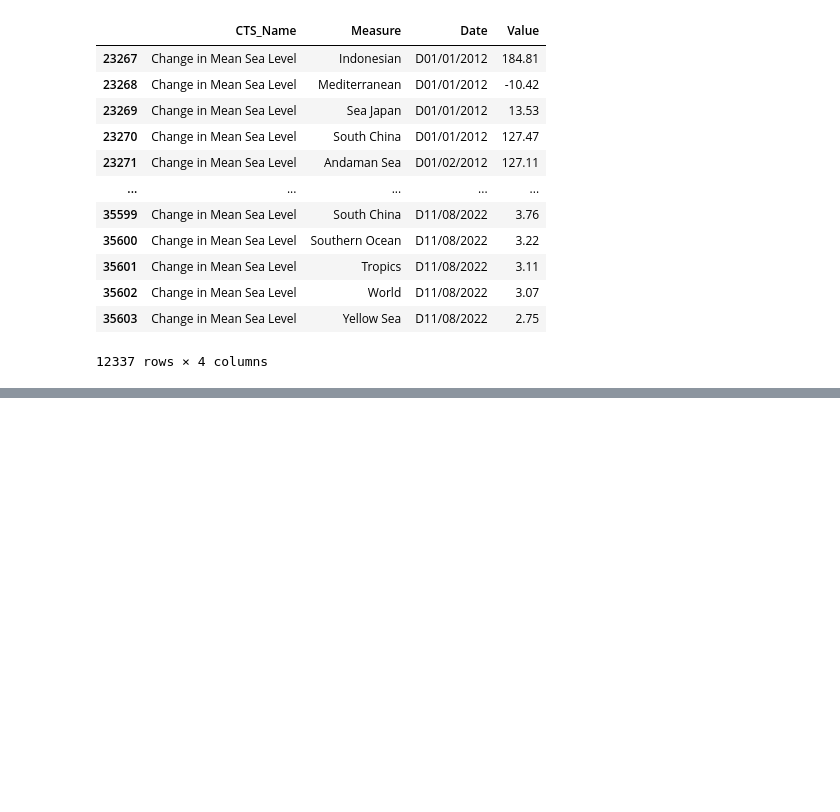
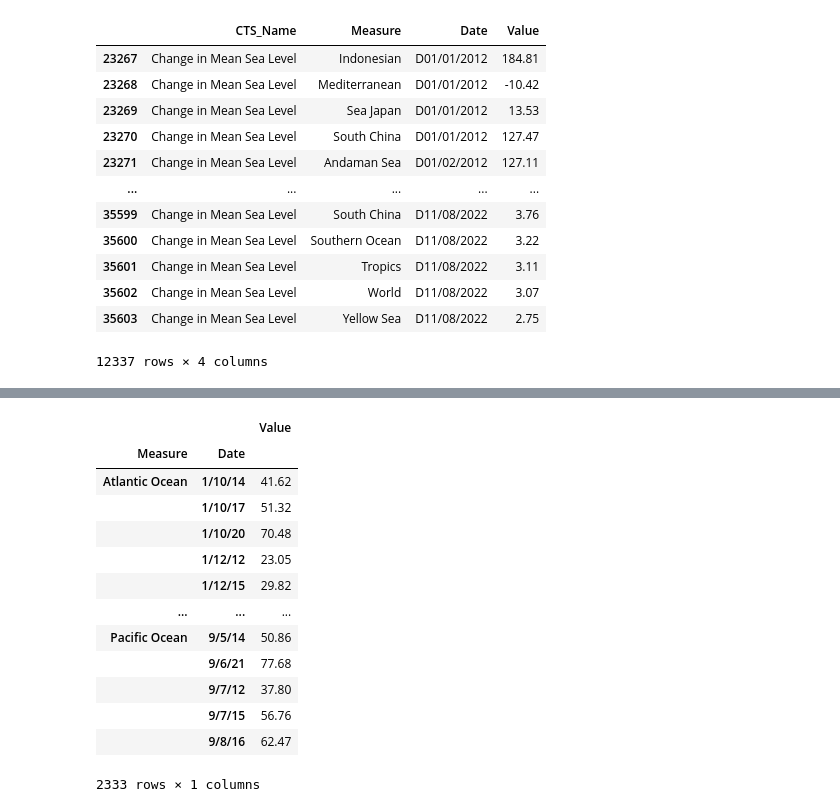
Before and after one commit to jccrock311/project-3, a Jupyter notebook: Jupyter Notebook Files/Project_3.ipynb, the cells around one changed output, grey strips where cells are left out. Cells and saved outputs as stored; diff of their text form; code cells hidden in the pictures; blank space fills up the shorter version.

```diff
--- a/Jupyter Notebook Files/Project_3.ipynb
+++ b/Jupyter Notebook Files/Project_3.ipynb
@@ -83,0 +109,17 @@ clean_sea_level_df
+# %%
+pd.DataFrame(sea_level_df2)
+# %% [output]
+|  |  | Value |
+| Measure | Date |  |
+| Atlantic Ocean | 1/10/14 | 41.62 |
+|  | 1/10/17 | 51.32 |
+|  | 1/10/20 | 70.48 |
+|  | 1/12/12 | 23.05 |
+|  | 1/12/15 | 29.82 |
+| ... | ... | ... |
+| Pacific Ocean | 9/5/14 | 50.86 |
+|  | 9/6/21 | 77.68 |
+|  | 9/7/12 | 37.80 |
+|  | 9/7/15 | 56.76 |
+|  | 9/8/16 | 62.47 |
+2333 rows × 1 columns
```
Also changed, not shown: parts of 11 cells of this notebook.
